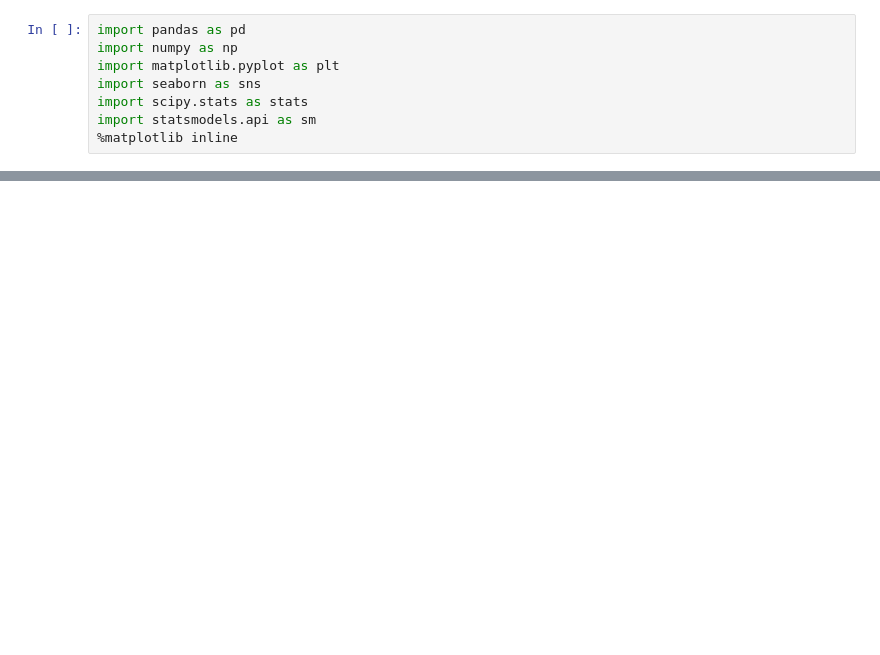
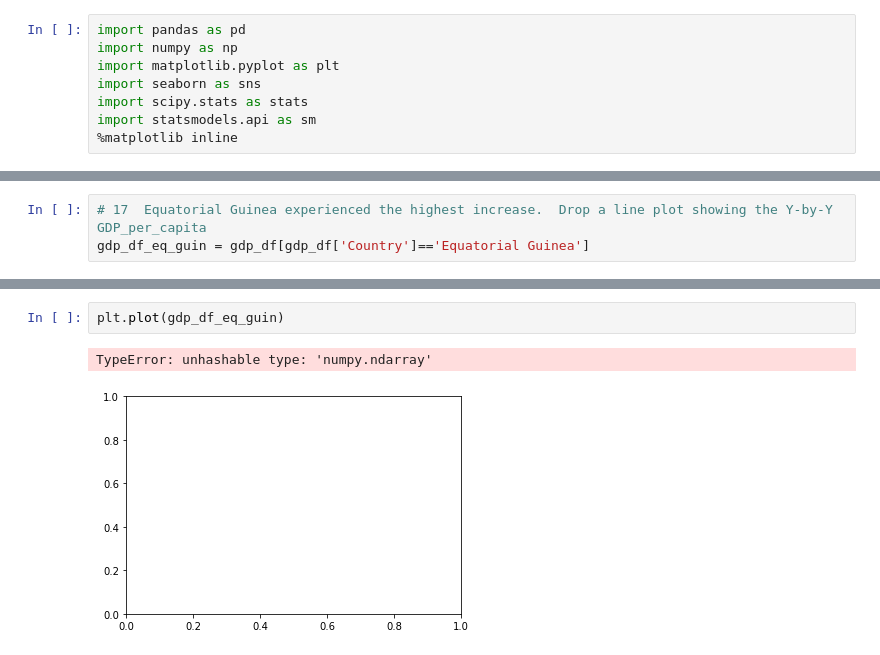
Before and after one commit to nss-data-science-cohort-4/dq1-undata-dailyp, a Jupyter notebook: notebooks/UN_data_exploration.ipynb, the cells around one changed output, grey strips where cells are left out. Drawn from its saved outputs; the diff is of its cells as text; blank space fills up the shorter version.

```diff
--- a/notebooks/UN_data_exploration.ipynb
+++ b/notebooks/UN_data_exploration.ipynb
@@ -19,0 +369,3 @@ gdp_df.head()
+# %%
+# 17  Equatorial Guinea experienced the highest increase.  Drop a line plot showing the Y-by-Y GDP_per_capita
+gdp_df_eq_guin = gdp_df[gdp_df['Country']=='Equatorial Guinea']
@@ -19,0 +392,5 @@ gdp_df.head()
+# %%
+plt.plot(gdp_df_eq_guin)
+# %% [output]
+TypeError: unhashable type: 'numpy.ndarray'
+[figure, added]
```
Also changed, not shown: parts of 41 cells of this notebook.
